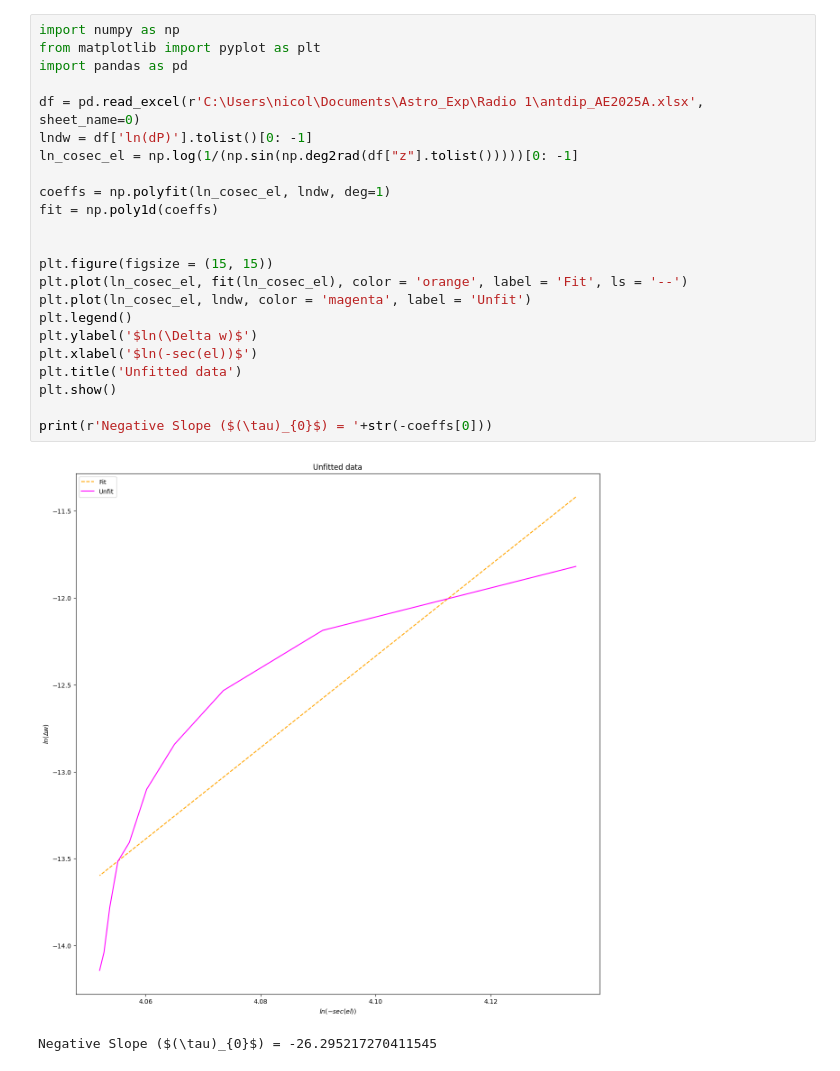
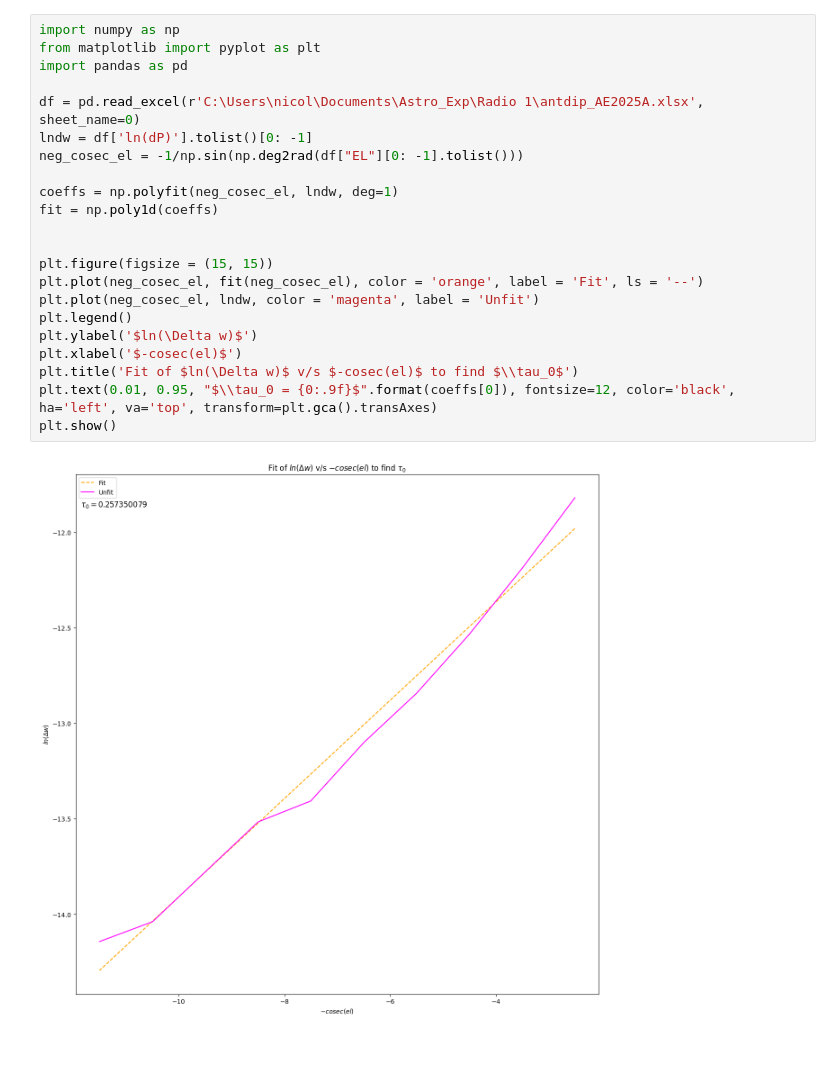
Before and after one commit to CrushinAngel/Astronomia_Experimental, a Jupyter notebook: Informe_1/Ante_Tipping.ipynb, the cells around one changed output. Drawn from its saved outputs; the diff is of its cells as text.

```diff
--- a/Informe_1/Ante_Tipping.ipynb
+++ b/Informe_1/Ante_Tipping.ipynb
@@ -1,26 +1,24 @@
 # %%
 import numpy as np
 from matplotlib import pyplot as plt
 import pandas as pd
 
 df = pd.read_excel(r'C:\Users\nicol\Documents\Astro_Exp\Radio 1\antdip_AE2025A.xlsx', sheet_name=0)
 lndw = df['ln(dP)'].tolist()[0: -1]
-ln_cosec_el = np.log(1/(np.sin(np.deg2rad(df["z"].tolist()))))[0: -1]
+neg_cosec_el = -1/np.sin(np.deg2rad(df["EL"][0: -1].tolist()))
 
-coeffs = np.polyfit(ln_cosec_el, lndw, deg=1)
+coeffs = np.polyfit(neg_cosec_el, lndw, deg=1)
 fit = np.poly1d(coeffs)
 
 
 plt.figure(figsize = (15, 15))
-plt.plot(ln_cosec_el, fit(ln_cosec_el), color = 'orange', label = 'Fit', ls = '--')
-plt.plot(ln_cosec_el, lndw, color = 'magenta', label = 'Unfit')
+plt.plot(neg_cosec_el, fit(neg_cosec_el), color = 'orange', label = 'Fit', ls = '--')
+plt.plot(neg_cosec_el, lndw, color = 'magenta', label = 'Unfit')
 plt.legend()
 plt.ylabel('$ln(\Delta w)$')
-plt.xlabel('$ln(-sec(el))$')
-plt.title('Unfitted data')
+plt.xlabel('$-cosec(el)$')
+plt.title('Fit of $ln(\Delta w)$ v/s $-cosec(el)$ to find $\\tau_0$')
+plt.text(0.01, 0.95, "$\\tau_0 = {0:.9f}$".format(coeffs[0]), fontsize=12, color='black', ha='left', va='top', transform=plt.gca().transAxes)
 plt.show()
-
-print(r'Negative Slope ($(\tau)_{0}$) = '+str(-coeffs[0]))
 # %% [output]
-[figure, old version]
+[figure, new version]
-Negative Slope ($(\tau)_{0}$) = -26.295217270411545
```
Also changed, not shown: parts of 2 cells of this notebook, 1 other file.
